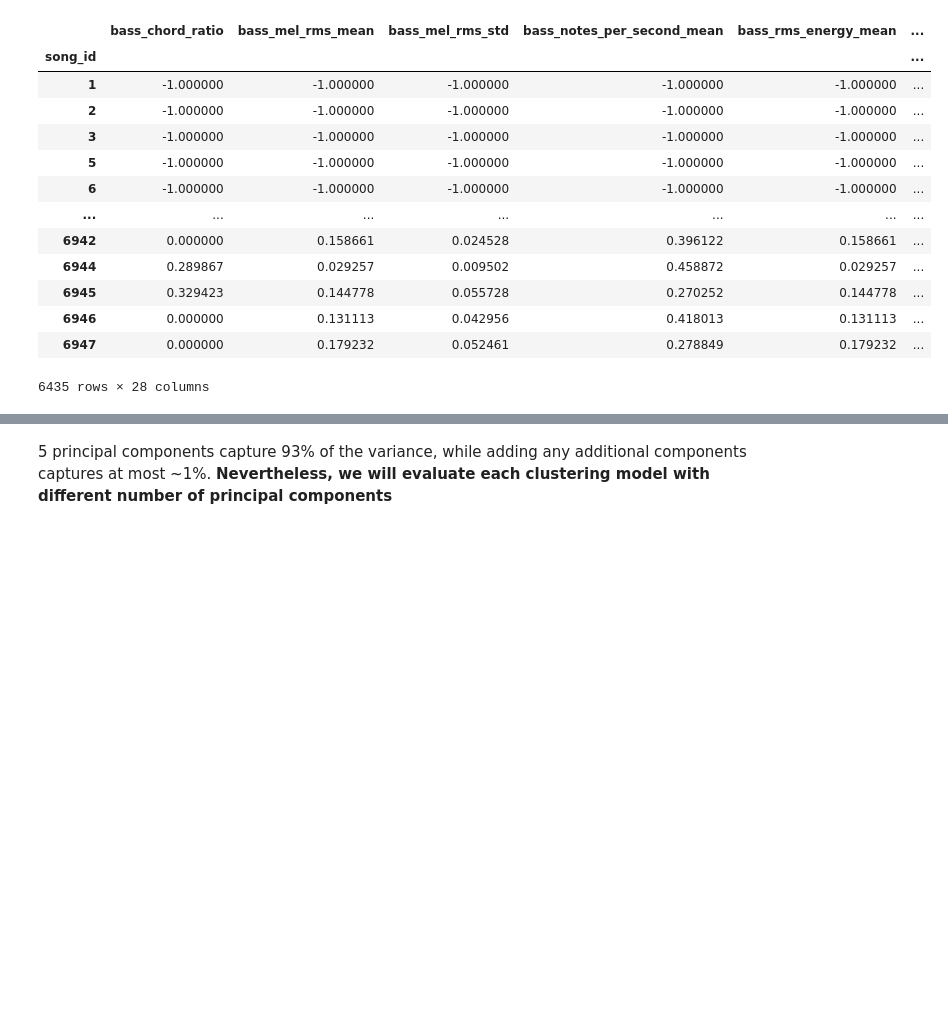
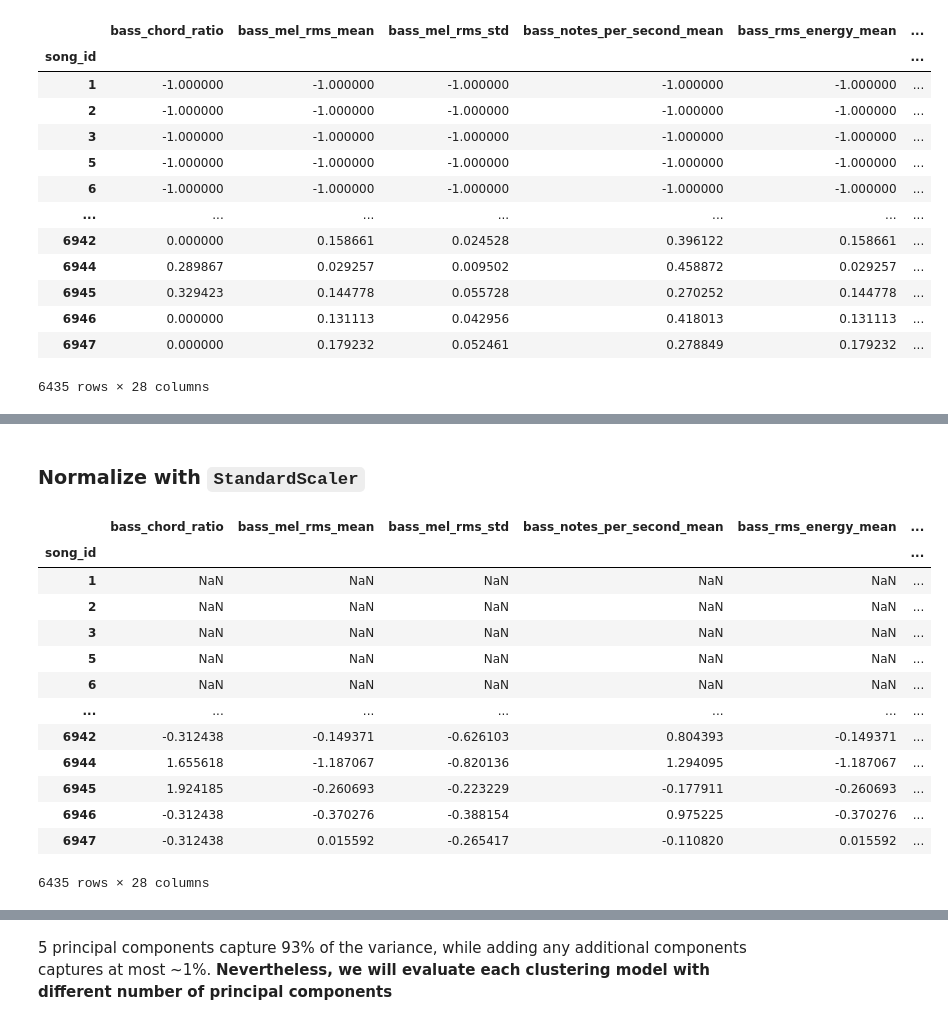
Before and after one commit to MattGroho/tab-hero, a Jupyter notebook: notebooks/unsupervised_pipeline_investigation.ipynb, the cells around one changed output, grey strips where cells are left out. Drawn from its saved outputs; the diff is of its cells as text; code cells hidden in the pictures; blank space fills up the shorter version.

```diff
--- a/notebooks/unsupervised_pipeline_investigation.ipynb
+++ b/notebooks/unsupervised_pipeline_investigation.ipynb
@@ -564,0 +618,26 @@ data_scaled
+# %% [markdown]
+### Normalize with `StandardScaler`
+# %%
+# move the song_id into the index to retain the information, without being affected by the transformations
+data = pivoted_song_df.set_index('song_id')
+scaler = StandardScaler().fit(data)
+data_standard_scaler = scaler.transform(data)
+data_standard_scaler = pd.DataFrame(data_standard_scaler)
+data_standard_scaler.columns = data.columns
+data_standard_scaler.index = data.index
+data_standard_scaler
+# %% [output]
+|  | bass_chord_ratio | bass_mel_rms_mean | bass_mel_rms_std | bass_notes_per_second_mean | bass_rms_energy_mean | ... |
+| song_id |  |  |  |  |  | ... |
+| 1 | NaN | NaN | NaN | NaN | NaN | ... |
+| 2 | NaN | NaN | NaN | NaN | NaN | ... |
+| 3 | NaN | NaN | NaN | NaN | NaN | ... |
+| 5 | NaN | NaN | NaN | NaN | NaN | ... |
+| 6 | NaN | NaN | NaN | NaN | NaN | ... |
+| ... | ... | ... | ... | ... | ... | ... |
+| 6942 | -0.312438 | -0.149371 | -0.626103 | 0.804393 | -0.149371 | ... |
+| 6944 | 1.655618 | -1.187067 | -0.820136 | 1.294095 | -1.187067 | ... |
+| 6945 | 1.924185 | -0.260693 | -0.223229 | -0.177911 | -0.260693 | ... |
+| 6946 | -0.312438 | -0.370276 | -0.388154 | 0.975225 | -0.370276 | ... |
+| 6947 | -0.312438 | 0.015592 | -0.265417 | -0.110820 | 0.015592 | ... |
+6435 rows × 28 columns
```
Also changed, not shown: parts of 11 cells of this notebook.
